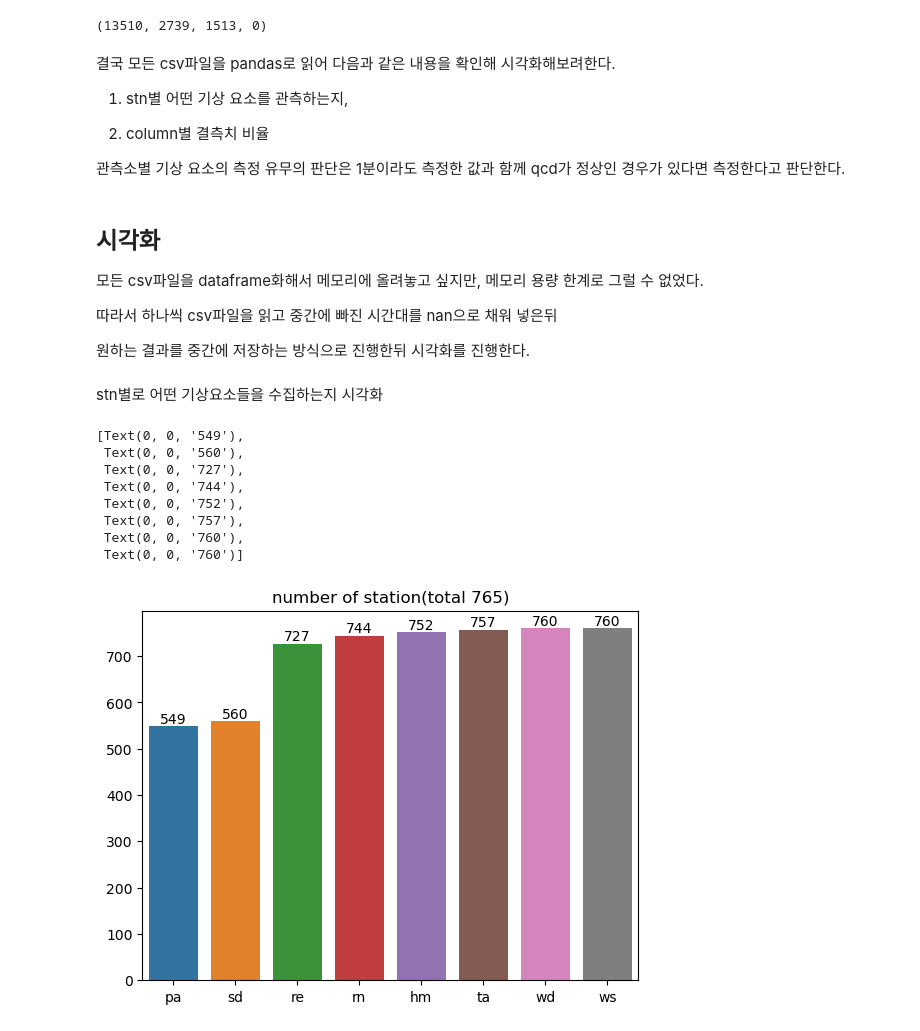
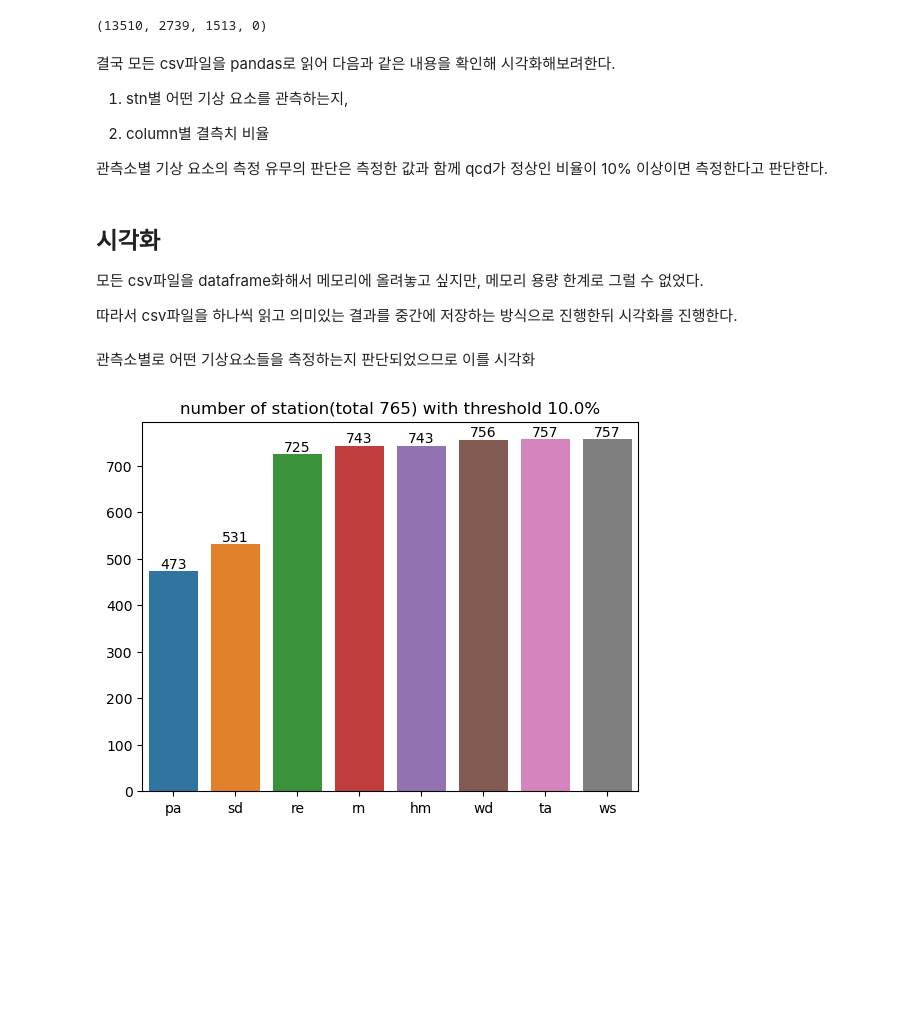
Before and after one commit to bamtol5430/EDA, a Jupyter notebook: dlqc/eda.ipynb, the cells around one changed output. Saved outputs shown, nothing was run; the diff lists cells and outputs as text; code cells hidden in the pictures; blank space fills up the shorter version.

```diff
--- a/dlqc/eda.ipynb
+++ b/dlqc/eda.ipynb
@@ -171,13 +171,11 @@ both_count, both_count_line_diff, min_count, qcd_count
 
 2. column별 결측치 비율
 
-관측소별 기상 요소의 측정 유무의 판단은 1분이라도 측정한 값과 함께 qcd가 정상인 경우가 있다면 측정한다고 판단한다.
+관측소별 기상 요소의 측정 유무의 판단은 측정한 값과 함께 qcd가 정상인 비율이 10% 이상이면 측정한다고 판단한다.
 # %% [markdown]
 ## 시각화
 
 모든 csv파일을 dataframe화해서 메모리에 올려놓고 싶지만, 메모리 용량 한계로 그럴 수 없었다.
 
-따라서 하나씩 csv파일을 읽고 중간에 빠진 시간대를 nan으로 채워 넣은뒤
-
-원하는 결과를 중간에 저장하는 방식으로 진행한뒤 시각화를 진행한다.
+따라서 csv파일을 하나씩 읽고 의미있는 결과를 중간에 저장하는 방식으로 진행한뒤 시각화를 진행한다.
 # %%
@@ -262,17 +341,14 @@ else:
 # %% [markdown]
-stn별로 어떤 기상요소들을 수집하는지 시각화
+관측소별로 어떤 기상요소들을 측정하는지 판단되었으므로 이를 시각화
 # %%
-data_col = pd.DataFrame(stn_to_usecol).sum(axis=1).sort_values()
+# 값이 있으면서 qcd가 정상인 비율이 10% 이상이라면 관측요소라고 판단.
+threshold = 0.1
+filtered_using_col = {stn_id: using_col >= threshold for stn_id, using_col in stn_to_is_using_col.items()}
+data_col = sum(filtered_using_col.values()).sort_values()
 bar = sns.barplot(x=data_col.index, y=data_col)
-bar.set_title(f'number of station(total {len(stn_to_usecol)})')
+bar.set_title(f'number of station(total {len(stn_to_is_using_col)}) with threshold {threshold * 100}%')
 bar.bar_label(bar.containers[0])
+
+plt.show()
 # %% [output]
-[Text(0, 0, '549'),
- Text(0, 0, '560'),
- Text(0, 0, '727'),
- Text(0, 0, '744'),
- Text(0, 0, '752'),
- Text(0, 0, '757'),
- Text(0, 0, '760'),
- Text(0, 0, '760')]
-[figure, old version]
+[figure, new version]
```
Also changed, not shown: parts of 39 cells of this notebook.
